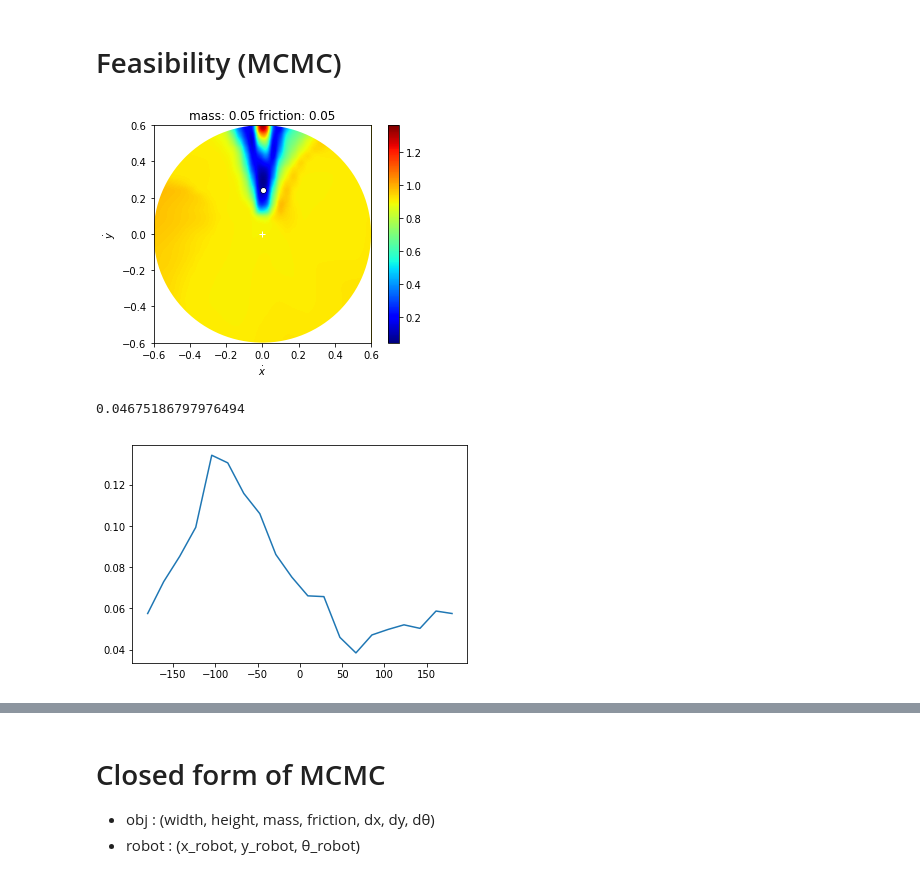
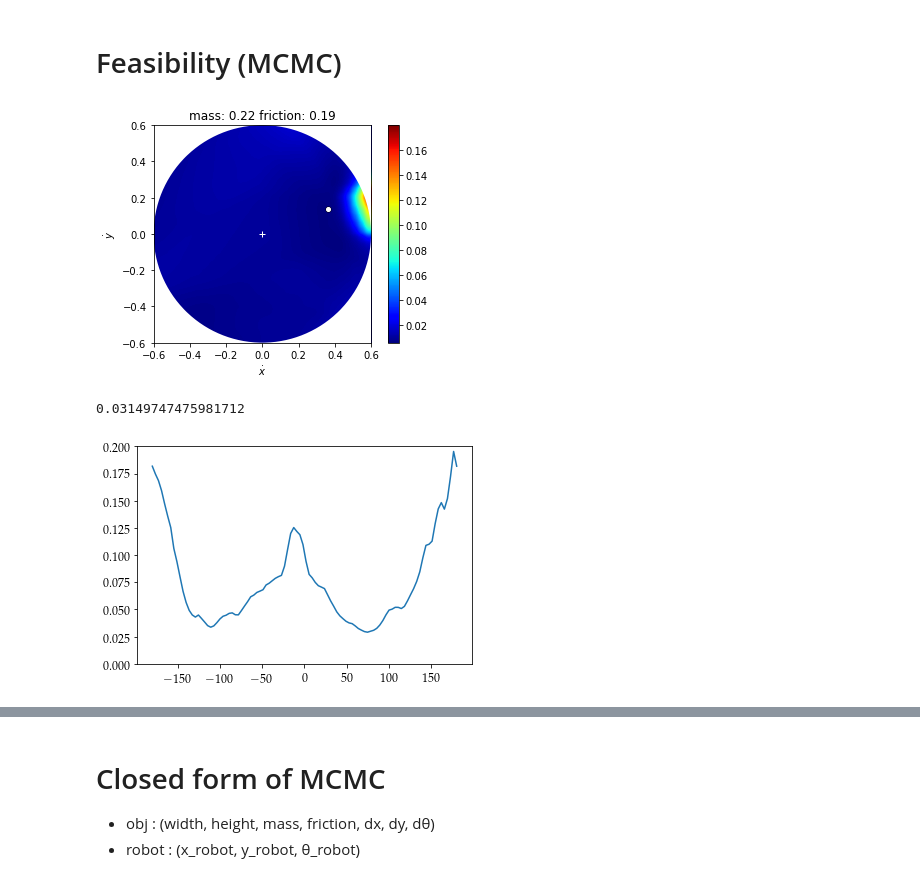
Before and after one commit to JoshuaHaustein/oracle_server, a Jupyter notebook: oracle_real.ipynb, the cells around one changed output, grey strips where cells are left out. Drawn from its saved outputs; the diff is of its cells as text; code cells hidden in the pictures.

```diff
--- a/oracle_real.ipynb
+++ b/oracle_real.ipynb
@@ -396,13 +262,12 @@ dataset_train.__len__()
 # %%
-time_str = datetime.datetime.now().strftime('%H:%M')
-logger_train = SummaryWriter('runs/mock-{}-nll-train-256'.format(time_str))
-logger_valid = SummaryWriter('runs/mock-{}-nll-valid-256'.format(time_str))
-optim_mean = torch.optim.Adam(reward.parameters(), weight_decay=1e-4, betas=(0.99, 0.999))
+logger_train = SummaryWriter('runs/dual-point-train')
+logger_valid = SummaryWriter('runs/dual-point-valid')
+optim_mean = torch.optim.Adam(reward.parameters(), weight_decay=1e-3, betas=(0.99, 0.999))
 loss_fn = torch.nn.MSELoss()
 best_val = np.inf
 best_models = None
 step = -1
-n_steps = 500000
+n_steps = 30000
 
 while True:
     for X, U, Y in dataloader_train:
@@ -461,11 +307,11 @@ reward.load_state_dict(best_models[0])
 X, U, Y = next(iter(dataloader_val))
 X, U, Y = map(lambda x: Variable(x.cuda()), [X, U, Y])
 variance = FCPositive(X.size(1), U.size(1), Y.size(1)).cuda()
-optim_variance = torch.optim.Adam(variance.parameters(), weight_decay=1e-4)
+optim_variance = torch.optim.Adam(variance.parameters(), weight_decay=1e-3)
 best_val = np.inf
 best_variance_model = None
 step = -1
-n_steps = 500000
+n_steps = 50000
 
 def loss_fn(Y, mean_pred, var_pred):
     N = Y.size(0)
@@ -579,7 +390,7 @@ class ExpectedDistance(torch.nn.Module):
         self.variance = variance_model
         self.register_buffer(
             'weights',
-            torch.FloatTensor([1.0, 1.0, 0.1])
+            torch.FloatTensor([1.0, 1.0, 0.1, 0.1])
         )
 
     def forward(self, x, u, g):
@@ -920,7 +749,7 @@ Normalization (
 time_str = datetime.datetime.now().strftime('%H:%M')
 reward.eval()
 variance.eval()
-logger_policy = SummaryWriter('runs/mock-policy-{}-mse-train'.format(time_str))
+logger_policy = SummaryWriter('runs/dual-point-policy'.format(time_str))
 step = -1
 n_steps = 100000
 while True:
@@ -1102,53 +890,52 @@ class ExpectedDistanceProduction(torch.nn.Module):
         self.mean = mean_model
         self.variance = variance_model
         self.x_norm = x_norm
         self.u_norm = u_norm
         self.g_norm = y_norm
         self.register_buffer(
             'weights',
-            torch.FloatTensor([1.0, 1.0, 0.1])
+            torch.FloatTensor([1.0, 1.0, 0.1, 0.1])
         )
 
     def forward(self, x, g):
         """
         Variables should not be normalized!
         Goal is relative object! G_rel = (G - X)
         Goal is normalized with same as Y = (X' - X)
         """
         x = self.x_norm(x)
         g = self.g_norm(g)
         u = self.u_norm(self.policy(x, g))
         mean = self.mean(x, u)
         var = self.variance(x, u)
-        return ((var + (mean - g) ** 2) * Variable(self.weights)).mean(dim=1)
+        return ((var + (mean - g) ** 2) * Variable(self.weights)).sum(dim=1)
 
 
 edp = ExpectedDistanceProduction(π, mean_model=reward, variance_model=variance, x_norm=norm_x, u_norm=norm_u, y_norm=norm_y).cuda()
-#X, U, G = next(iter(dataloader_val))
-#X, U, G = map(lambda x: Variable(x.cuda()), [X, U, G])
-X = Variable(torch.cuda.FloatTensor([[0.0, 0.2, 0.0, 0.1, 0.1, 0.05, 0.05]]))
-G = Variable(torch.cuda.FloatTensor([[0.0, 0.1, 0.0]]))
+X, U, G = next(iter(dataloader_val))
+X, U, G = map(lambda x: Variable(x.cuda()), [X, U, G])
+#X = Variable(torch.cuda.FloatTensor([[0.0, 0.2, 0.0, 0.1, 0.1, 0.05, 0.05]]))
+#G = Variable(torch.cuda.FloatTensor([[0.0, 0.1, 0.0]]))
 plot_q(X=X, G=G, π=π)
 edp.cpu()
 #with open('saved_models/expected_distance.pkl', 'wb') as f:
 #    pickle.dump(edp.state_dict(), f)
 edp.cuda()
 edp(X[:1, :], G[:1, :]).cpu().data[0]
 # %% [output]
-[figure, old version]
+[figure, new version]
-0.04675186797976494
+0.03149747475981712
 # %%
-next(iter(dataloader_val))[0]
-θs = np.linspace(-np.pi, np.pi, 20)
+θs = np.linspace(-np.pi, np.pi, 100)
 ys = []
 for θ in θs:
-    d = 0.1
-    gd = 0.1
+    d = 0.2
+    gd = 0.4
     X = Variable(torch.cuda.FloatTensor([[np.cos(θ) * d, np.sin(θ) * d, 0.0, 0.1, 0.1, 0.2, 0.2]]))
-    G = Variable(torch.cuda.FloatTensor([[np.cos(θ) * gd, np.sin(θ) * gd, 0.0]]))
-    #print(X, G)
+    G = Variable(torch.cuda.FloatTensor([[np.cos(θ) * gd, np.sin(θ) * gd, 1.0, 0.0]]))
     ys.append(edp(X, G).cpu().data.numpy()[0])
 plt.plot(θs / np.pi * 180, ys)
+plt.ylim(0.0, 0.2)
 plt.show()
 # %% [output]
-[figure, old version]
+[figure, new version]
```
Also changed, not shown: parts of 42 cells of this notebook, 2 other files.
